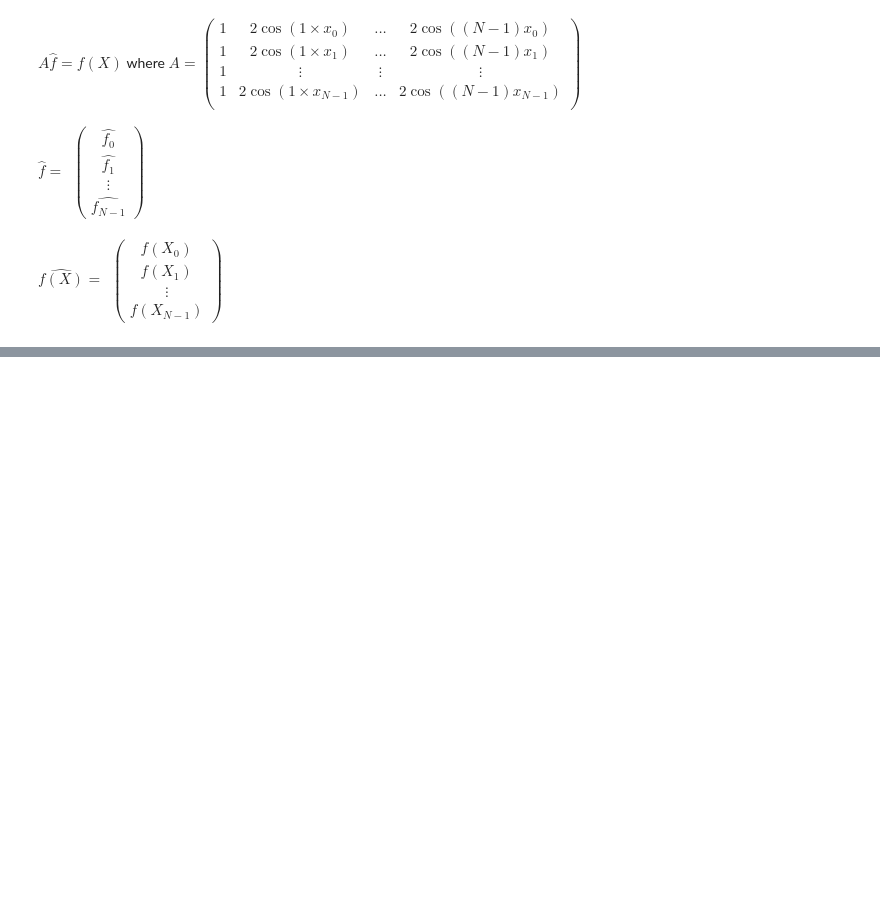
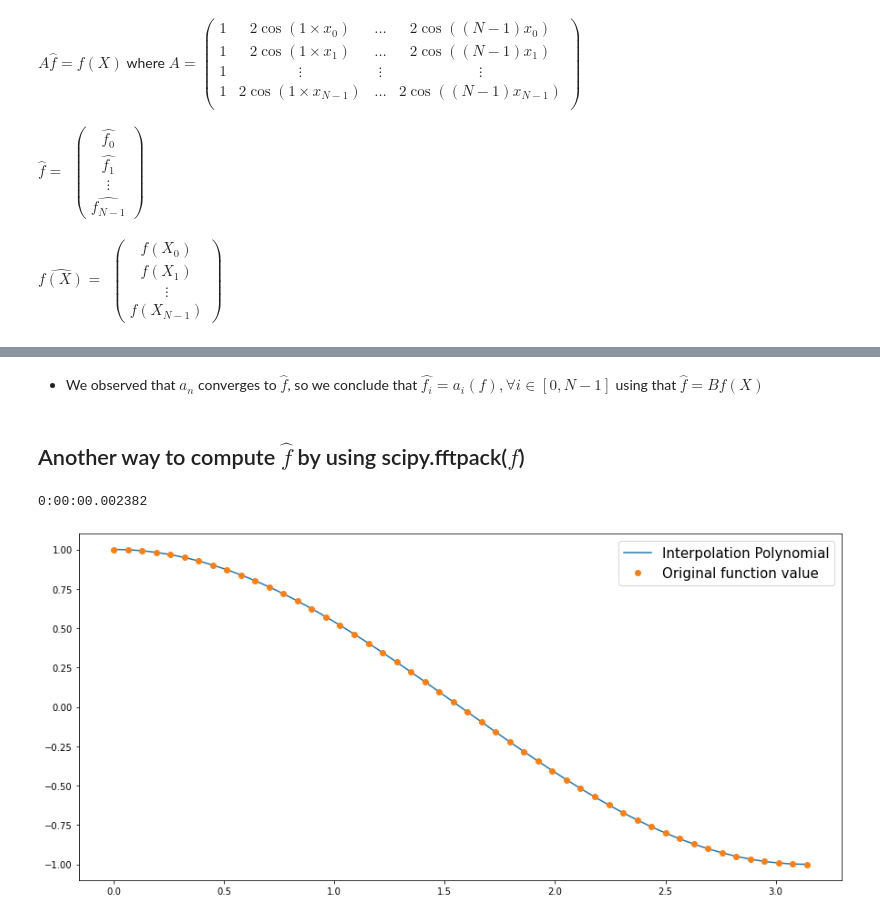
Before and after one commit to Kev1MSL/MAA-106-Project, a Jupyter notebook: Project_Li_Messali.ipynb, the cells around one changed output, grey strips where cells are left out. Drawn from its saved outputs; the diff is of its cells as text; code cells hidden in the pictures; blank space fills up the shorter version.

```diff
--- a/Project_Li_Messali.ipynb
+++ b/Project_Li_Messali.ipynb
@@ -322,0 +365,27 @@ def genB(X):
+# %% [markdown]
+- We observed that $a_n$ converges to $\hat{f}$, so we conclude that $\hat{f_i}= a_i(f), \forall i \in [0, N-1]$ using that $\hat{f} = Bf(X)$
+# %% [markdown]
+##  Another way to compute $\hat{f}$ by using scipy.fftpack($f$)
+# %%
+import scipy.fftpack as fftpack
+
+X = X_k(N)
+f = [f2(x) for x in X] # N points
+
+start = dt.datetime.now()
+
+f_hat = fftpack.dct(f)
+tab_n = np.linspace(0, np.pi, 50)   # 50 points (original function)
+PX = evalPN(f_hat, X)/(2*N) # actually differ by a factor 1/2N
+
+print(dt.datetime.now() - start)
+
+# plot
+plt.figure(figsize = (15,7))
+plt.plot(X, PX, label="Interpolation Polynomial")
+plt.plot(tab_n, f2(tab_n), 'o', label="Original function value")
+plt.legend(fontsize = 15)
+plt.show()
+# %% [output]
+0:00:00.002382
+[figure, added]
```
Also changed, not shown: parts of 11 cells of this notebook.
